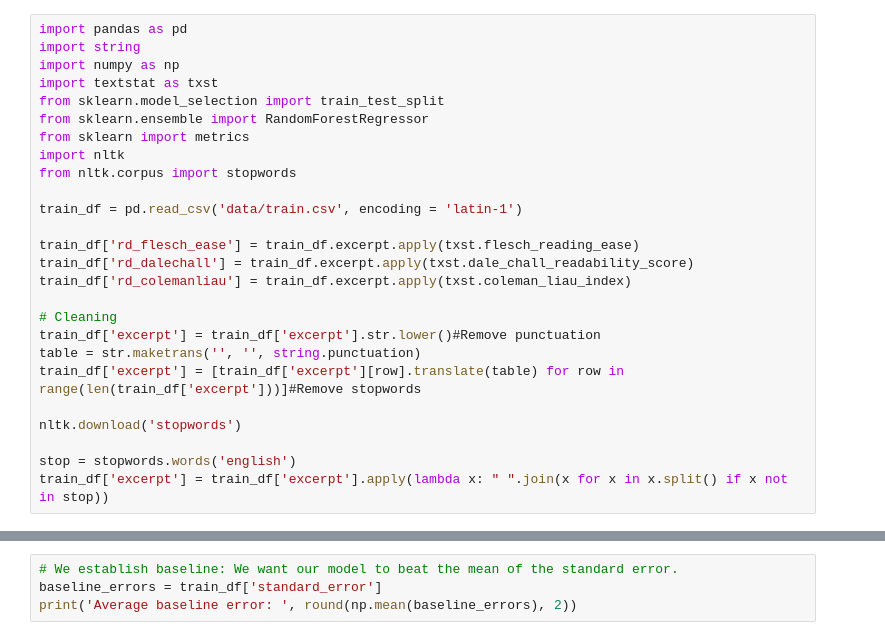
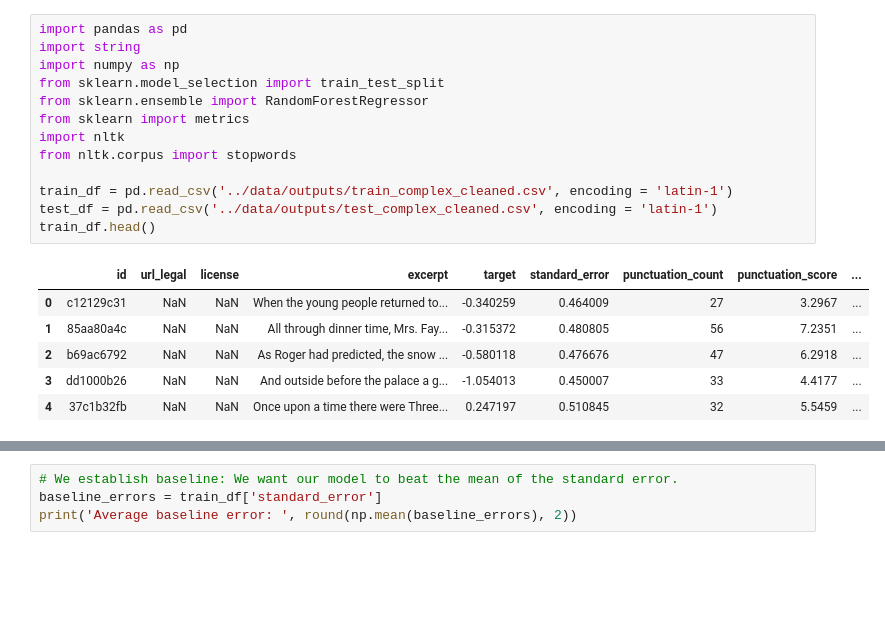
Before and after one commit to ana-borges/CommonLit-Readability, a Jupyter notebook: notebooks/randomForest_GLM.ipynb, the cells around one changed output, grey strips where cells are left out. Cells and saved outputs as stored; diff of their text form; blank space fills up the shorter version.

```diff
--- a/notebooks/randomForest_GLM.ipynb
+++ b/notebooks/randomForest_GLM.ipynb
@@ -1,27 +14,20 @@
 # %%
 import pandas as pd
 import string
 import numpy as np
-import textstat as txst
 from sklearn.model_selection import train_test_split
 from sklearn.ensemble import RandomForestRegressor
 from sklearn import metrics
 import nltk
 from nltk.corpus import stopwords
 
-train_df = pd.read_csv('data/train.csv', encoding = 'latin-1')
-
-train_df['rd_flesch_ease'] = train_df.excerpt.apply(txst.flesch_reading_ease)
-train_df['rd_dalechall'] = train_df.excerpt.apply(txst.dale_chall_readability_score)
-train_df['rd_colemanliau'] = train_df.excerpt.apply(txst.coleman_liau_index)
-
-# Cleaning
-train_df['excerpt'] = train_df['excerpt'].str.lower()#Remove punctuation
-table = str.maketrans('', '', string.punctuation)
-train_df['excerpt'] = [train_df['excerpt'][row].translate(table) for row in range(len(train_df['excerpt']))]#Remove stopwords
-
-nltk.download('stopwords')
-
-stop = stopwords.words('english')
-train_df['excerpt'] = train_df['excerpt'].apply(lambda x: " ".join(x for x in x.split() if x not in stop))
+train_df = pd.read_csv('../data/outputs/train_complex_cleaned.csv', encoding = 'latin-1')
+test_df = pd.read_csv('../data/outputs/test_complex_cleaned.csv', encoding = 'latin-1')
+train_df.head()
 # %% [output]
+|  | id | url_legal | license | excerpt | target | standard_error | punctuation_count | punctuation_score | ... |
+| 0 | c12129c31 | NaN | NaN | When the young people returned to... | -0.340259 | 0.464009 | 27 | 3.2967 | ... |
+| 1 | 85aa80a4c | NaN | NaN | All through dinner time, Mrs. Fay... | -0.315372 | 0.480805 | 56 | 7.2351 | ... |
+| 2 | b69ac6792 | NaN | NaN | As Roger had predicted, the snow ... | -0.580118 | 0.476676 | 47 | 6.2918 | ... |
+| 3 | dd1000b26 | NaN | NaN | And outside before the palace a g... | -1.054013 | 0.450007 | 33 | 4.4177 | ... |
+| 4 | 37c1b32fb | NaN | NaN | Once upon a time there were Three... | 0.247197 | 0.510845 | 32 | 5.5459 | ... |
```
Also changed, not shown: parts of 15 cells of this notebook, 2 other files.
